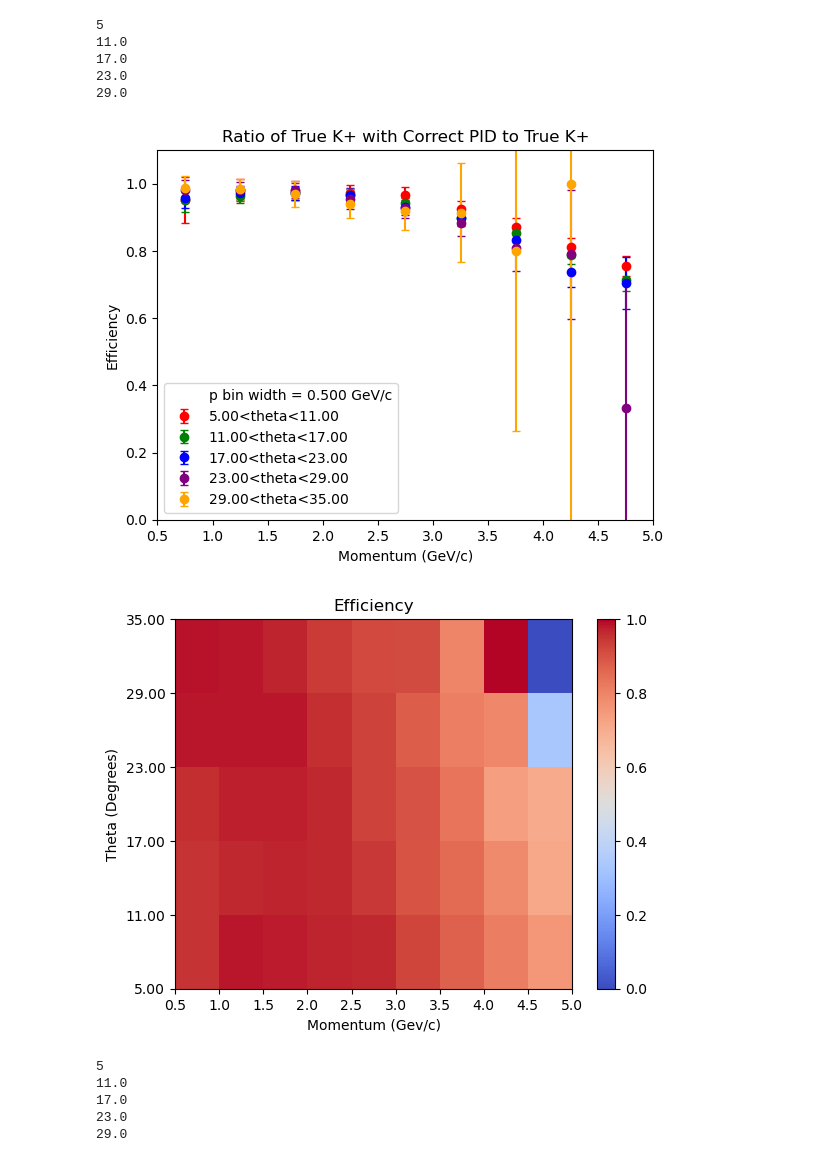
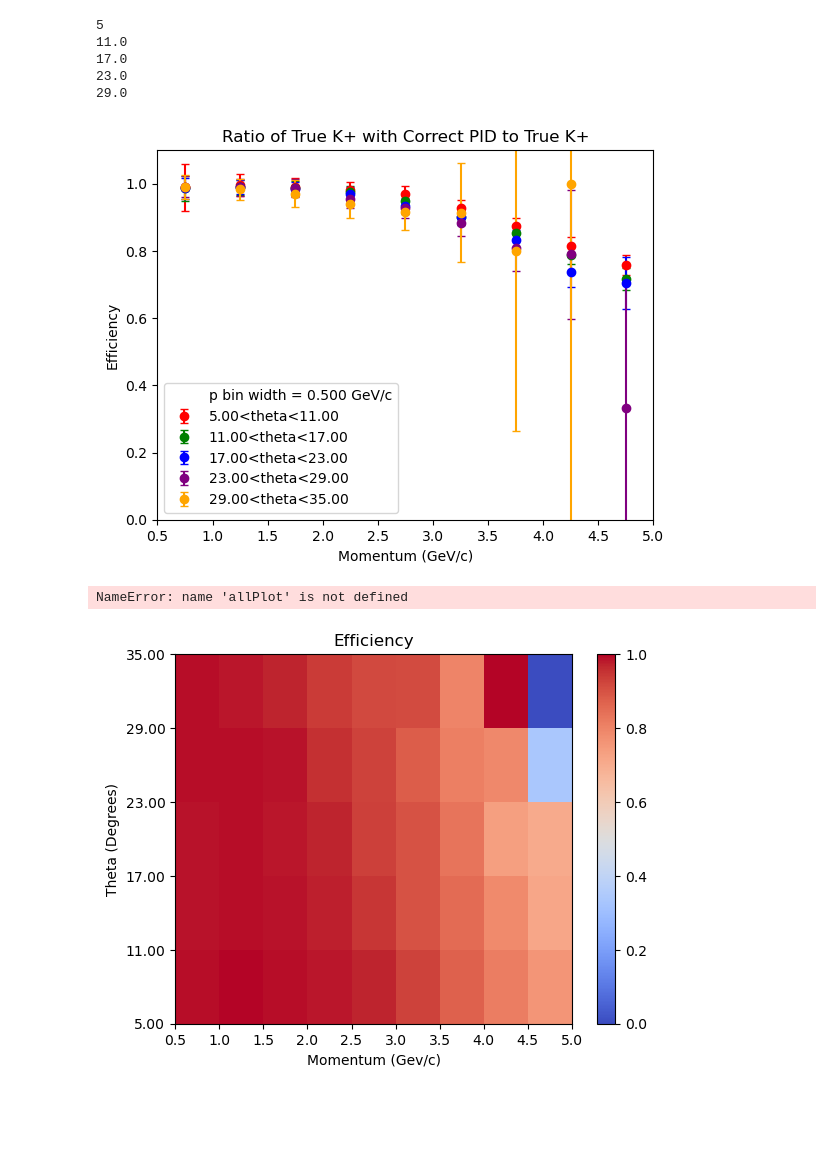
Before and after one commit to mariakzurek/suli2026_pid, a Jupyter notebook: notebooks/baselines/compute_baseline.ipynb, the cells around one changed output. Cells and saved outputs as stored; diff of their text form; code cells hidden in the pictures; blank space fills up the shorter version.

```diff
--- a/notebooks/baselines/compute_baseline.ipynb
+++ b/notebooks/baselines/compute_baseline.ipynb
@@ -344,6 +344,7 @@ K+ chi2pid cut window:
       5.00       -2.9350       -0.3309
 # %%
 #Basic Setup
+from matplotlib.backends.backend_pdf import PdfPages
 import matplotlib.pyplot as plt
 import numpy as np
 import uproot
@@ -357,7 +358,7 @@ import math
  #   "/volatile/clas12/cooperb/SULI/pid_training_test.root:PhysicsEvents"
 #).arrays(library="pd")
 cols = ["pid", "mc_matching_pid", "p", "theta", "beta", "chi2pid", "rich_RQ", "vz"]
-df = uproot.open("/volatile/clas12/cooperb/SULI/pid_training_v1.root:PhysicsEvents").arrays(cols, library="pd")
+df = uproot.open("/volatile/clas12/cooperb/SULI/pid_training_v2.root:PhysicsEvents").arrays(cols, library="pd")
 #creates a list of matching events (excludes events that failed matching)
 matched = df[df["mc_matching_pid"] != -9999].copy()
 #baseline = matched[(matched["p"]>=1)&(matched["p"]<=5)&(matched["mc_matching_pid"]==321)&passes_kplus_chi2pid_cut(matched["chi2pid"], matched["p"])]
@@ -365,6 +366,7 @@ baseline = matched[(abs(matched["chi2pid"])<3)]
 #baseline = matched[(passes_kplus_chi2pid_cut(matched["chi2pid"], matched["p"]))]
 direct = "/work/clas12/CooperBe/Argonne2026/suli2026_pid/figures/Baselines/thetaCutPlots/chi3/"  #path directory for saving pngs :)
 matched=baseline
+allPlots=[]
 # %%
 #Define Binnings here
 
@@ -422,34 +424,35 @@ for i in range(tBins):
 # %%
 fig, ax = plt.subplots()
 for i, (vals, errs) in enumerate(zip(valT, errT)):
     edges = np.linspace(pStart, pEnd, len(vals) + 1)
 
     x = (edges[:-1] + edges[1:]) / 2
 
 
     mask = np.array(vals) != 0
 
     ax.errorbar(
         x[mask],
         np.array(vals)[mask],
         yerr=np.array(errs)[mask],
         fmt='o',
         color=colors[i],
         capsize=3,
         label=f"{(tStart+(i*tStep)):.2f}<theta<{(tStart+((i+1)*tStep)):.2f}"
     )
 
 ax.set_ylim(0, 1.1)
 ax.set_xlabel("Momentum (GeV/c)")
 ax.set_ylabel("Efficiency")
 ax.set_title("Ratio of True K+ with Correct PID to True K+")
 ax.plot([], [], ' ', label=f"p bin width = {pStep:.3f} GeV/c")
 ax.set_xticks(edges)
 ax.legend()
 fig.savefig(direct+"efficiencyKBaseline.png", dpi=150)
+allPlots.append(fig)
 plt.show()
 # %% [output]
-[figure, old version]
+[figure, new version]
 # %%
 H = np.array(valT)  # shape = (t_bins, p_bins)
 
@@ -472,8 +475,10 @@ ax.set_xlabel("Momentum (Gev/c)")
 ax.set_ylabel("Theta (Degrees)")
 ax.set_title("Efficiency")
 fig.savefig(direct+"efficiencyK2D.png", dpi=150)
+allPlot.append(fig)
 plt.show()
 # %% [output]
+NameError: name 'allPlot' is not defined
 [figure]
 # %%
 #Contamination
@@ -504,12 +509,6 @@ for i in range(tBins):
     t=t+tStep
     valT.append(vals)
     errT.append(errs)
-# %% [output]
-5
-11.0
-17.0
-23.0
-29.0
 # %%
 fig, ax = plt.subplots()
 
```
Also changed, not shown: parts of 9 cells of this notebook, 20 other files.
